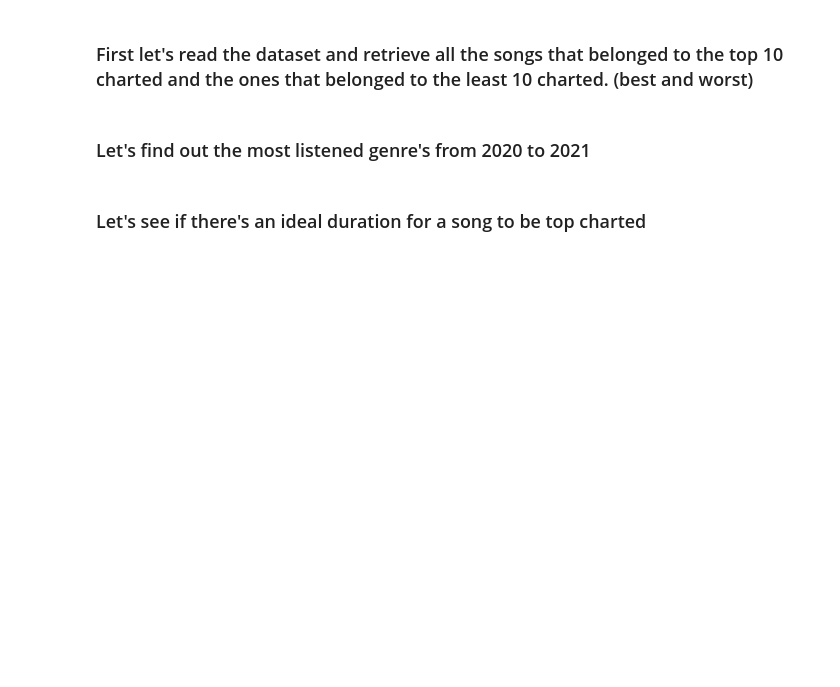
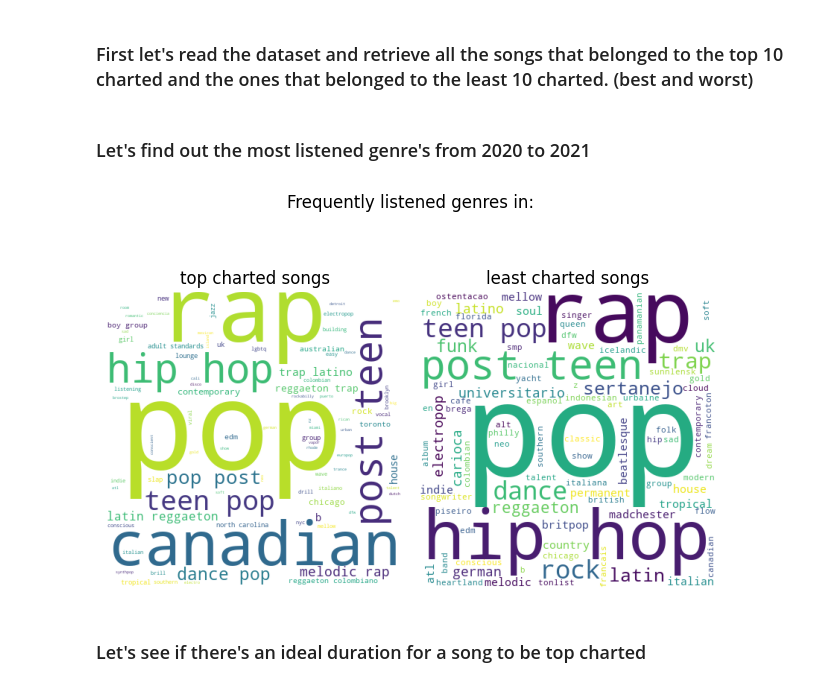
Before and after one commit to emalvaradog/spotify-data-visualization, a Jupyter notebook: visualization.ipynb, the cells around one changed output. Saved outputs shown, nothing was run; the diff lists cells and outputs as text; code cells hidden in the pictures; blank space fills up the shorter version.

Commit message:
visualization finished

```diff
--- a/visualization.ipynb
+++ b/visualization.ipynb
@@ -63,2 +90,15 @@ last_ten = filter_data(data, 200, 190)
+# %%
+fig, ax = plt.subplots(1,2)
+fig.suptitle("Frequently listened genres in:")
+ax[0].set_title("top charted songs")
+ax[0].imshow(generate_genre_wordcloud(top_ten))
+ax[0].axis("off")
+ax[1].set_title("least charted songs")
+ax[1].imshow(generate_genre_wordcloud(last_ten))
+ax[1].axis("off")
+fig.tight_layout()
+plt.show()
+# %% [output]
+[figure, added]
 # %% [markdown]
 ### Let's see if there's an ideal duration for a song to be top charted
```
Also changed, not shown: parts of 12 cells of this notebook.
